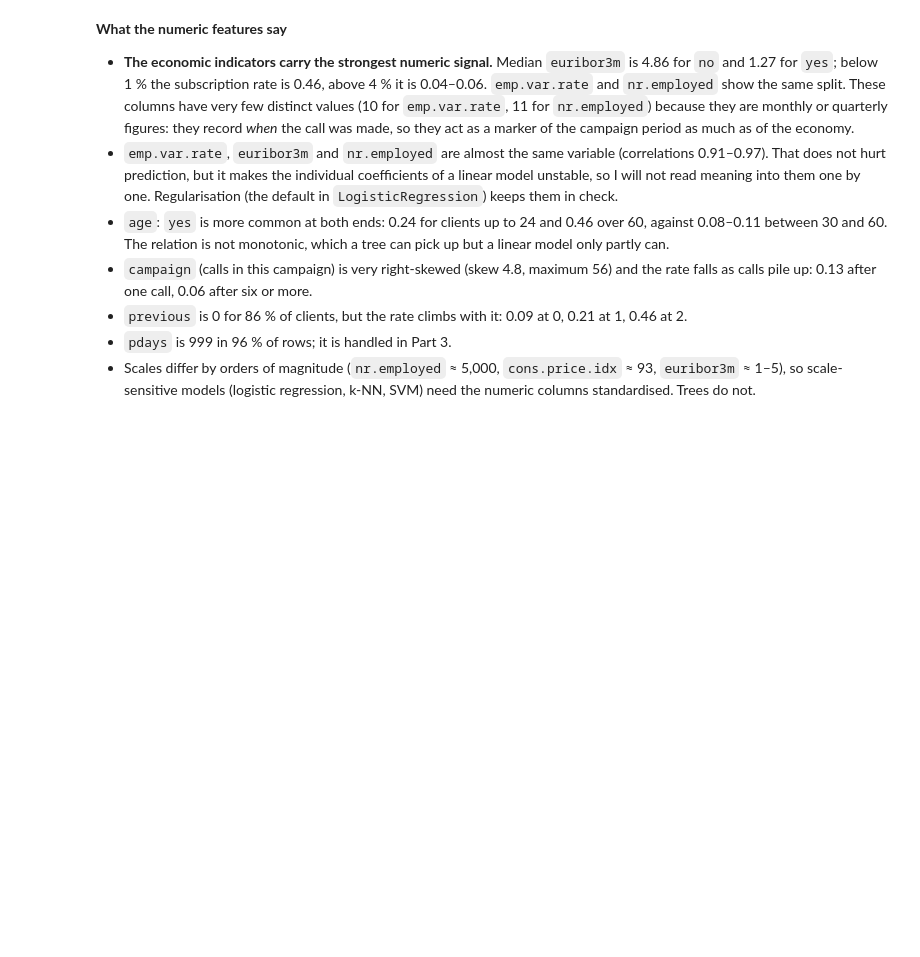
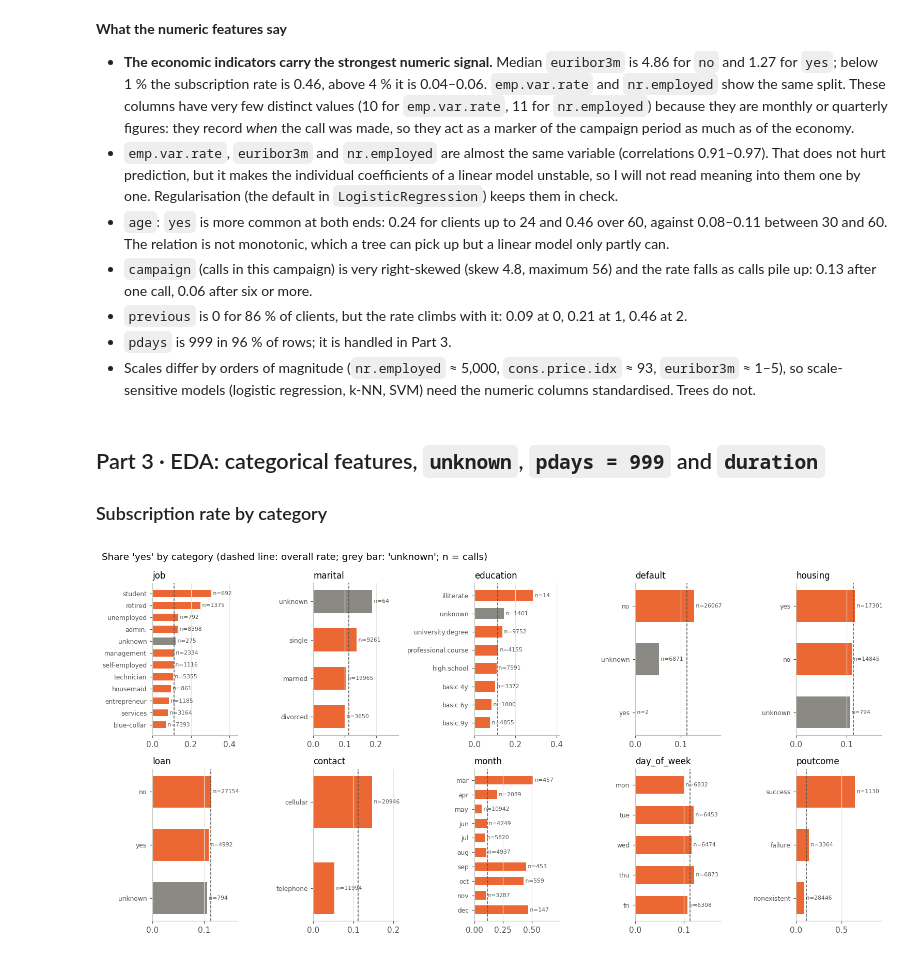
Before and after one commit to abo-code-1/task-03-ML-course, a Jupyter notebook: Imamsidikov_task3.ipynb, the cells around one changed output. Saved outputs shown, nothing was run; the diff lists cells and outputs as text; code cells hidden in the pictures; blank space fills up the shorter version.

Commit message:
Part 3: EDA of categorical features, unknown values, pdays=999 and the duration leak; pipeline decisions
Co-Authored-By: Claude Opus 5.5 <noreply@anthropic.com>

```diff
--- a/Imamsidikov_task3.ipynb
+++ b/Imamsidikov_task3.ipynb
@@ -264,3 +264,41 @@ plt.show()
 - `pdays` is 999 in 96 % of rows; it is handled in Part 3.
 - Scales differ by orders of magnitude (`nr.employed` ≈ 5,000, `cons.price.idx` ≈ 93, `euribor3m` ≈ 1–5), so
   scale-sensitive models (logistic regression, k-NN, SVM) need the numeric columns standardised. Trees do not.
+# %% [markdown]
+## Part 3 · EDA: categorical features, `unknown`, `pdays = 999` and `duration`
+
+### Subscription rate by category
+# %%
+def yes_rate_by(col):
+    g = train.groupby(col)[TARGET]
+    return pd.DataFrame({"n": g.size(), "yes_rate": g.apply(lambda s: (s == "yes").mean())})
+
+
+month_order = ["mar", "apr", "may", "jun", "jul", "aug", "sep", "oct", "nov", "dec"]
+day_order = ["mon", "tue", "wed", "thu", "fri"]
+
+fig, axes = plt.subplots(2, 5, figsize=(14, 7))
+for ax, col in zip(axes.flat, categorical):
+    t = yes_rate_by(col)
+    if col == "month":
+        t = t.reindex(month_order)
+    elif col == "day_of_week":
+        t = t.reindex(day_order)
+    else:
+        t = t.sort_values("yes_rate")
+    colors = [NEUTRAL if level == "unknown" else YES for level in t.index]
+    ax.barh(t.index, t["yes_rate"], height=0.6, color=colors)
+    for level, row in t.iterrows():
+        ax.text(row["yes_rate"], level, f" n={row['n']:.0f}", va="center", fontsize=7, color="#52514e")
+    ax.set_xlim(0, t["yes_rate"].max() * 1.45)
+    ax.axvline(yes_rate, color="#52514e", linewidth=1, linestyle="--")
+    ax.set_title(col, loc="left")
+    ax.tick_params(axis="y", labelsize=8)
+    ax.grid(axis="y", visible=False)
+    if col in ("month", "day_of_week"):
+        ax.invert_yaxis()
+fig.suptitle("Share 'yes' by category (dashed line: overall rate; grey bar: 'unknown'; n = calls)", x=0.01, ha="left")
+fig.tight_layout()
+plt.show()
+# %% [output]
+[figure, added]
```
Also changed, not shown: parts of 10 cells of this notebook, 1 other file.
